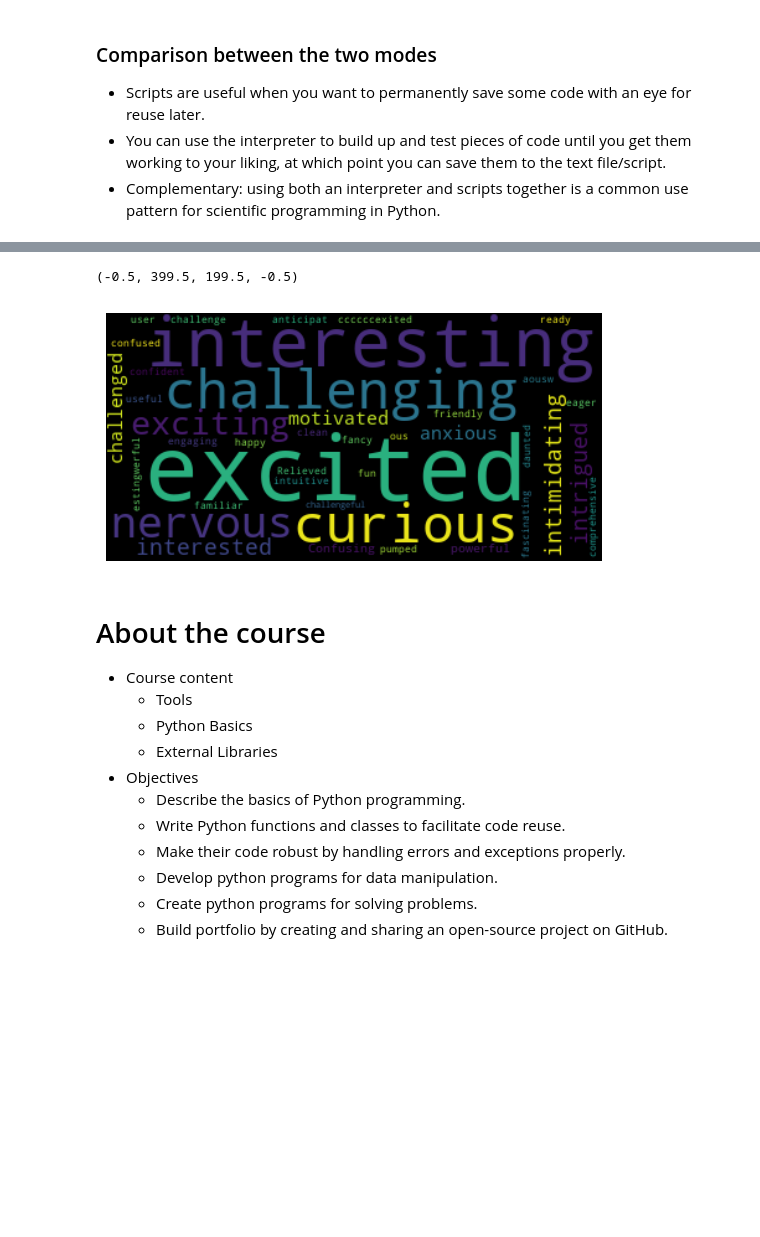
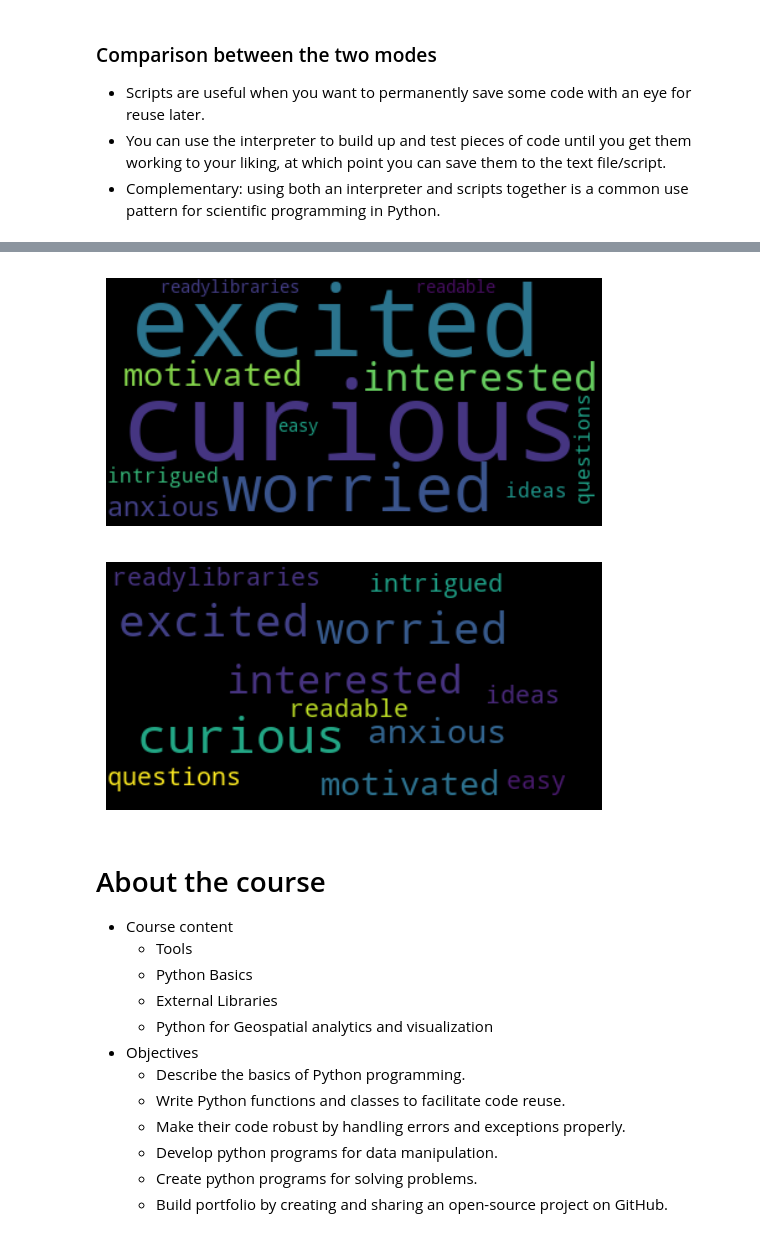
Before and after one commit to sumanthakuri246/geog5560_2023Fall_Suman, a Jupyter notebook: notebooks/01.1_Introduction.ipynb, the cells around one changed output, grey strips where cells are left out. Saved outputs shown, nothing was run; the diff lists cells and outputs as text; code cells hidden in the pictures; blank space fills up the shorter version.

```diff
--- a/notebooks/01.1_Introduction.ipynb
+++ b/notebooks/01.1_Introduction.ipynb
@@ -266,37 +262,40 @@ Hello World!
 <img src="pics/qr-code_feelings.png" alt="feelings" style="width:400px"/>
 
 * We will use python programming to quickly generate a wordcloud about these feelings.
-# %%
-!pip install wordcloud
-import os
-
-from os import path
-from wordcloud import WordCloud
-
-# get data directory (using getcwd() is needed to support running example in generated IPython notebook)
-d = path.dirname(__file__) if "__file__" in locals() else os.getcwd()
-
-# Read the whole text.
-text = open(path.join(d, 'data/feelings.txt')).read()
-
-# Generate a word cloud image
-wordcloud = WordCloud().generate(text)
-
-# Display the generated image:
-# the matplotlib way:
-import matplotlib.pyplot as plt
-plt.imshow(wordcloud, interpolation='bilinear')
-plt.axis("off")
-
-# lower max_font_size
-# wordcloud = WordCloud(max_font_size=40).generate(text)
-# plt.figure()
-# plt.imshow(wordcloud, interpolation="bilinear")
-# plt.axis("off")
-# plt.show()
-# %% [output]
-(-0.5, 399.5, 199.5, -0.5)
-[figure, removed]
+# %%
+import os
+
+from os import path
+from wordcloud import WordCloud
+
+# get data directory (using getcwd() is needed to support running example in generated IPython notebook)
+d = path.dirname(__file__) if "__file__" in locals() else os.getcwd()
+
+# Read the whole text.
+text = open(path.join(d, 'data/feelings.txt')).read()
+
+# Generate a word cloud image
+wordcloud = WordCloud().generate(text)
+
+# Display the generated image:
+# the matplotlib way:
+import matplotlib.pyplot as plt
+plt.imshow(wordcloud, interpolation='bilinear')
+plt.axis("off")
+
+# lower max_font_size
+wordcloud = WordCloud(max_font_size=40).generate(text)
+plt.figure()
+plt.imshow(wordcloud, interpolation="bilinear")
+plt.axis("off")
+plt.show()
+
+# The pil way (if you don't have matplotlib)
+# image = wordcloud.to_image()
+# image.show()
+# %% [output]
+[figure, added]
+[figure, added]
 # %% [markdown]
 # About the course
 
@@ -304,6 +303,7 @@ plt.axis("off")
     * Tools
     * Python Basics
     * External Libraries
+    * Python for Geospatial analytics and visualization
 * Objectives
     * Describe the basics of Python programming.
     * Write Python functions and classes to facilitate code reuse.
```
Also changed, not shown: parts of 14 cells of this notebook, 3 other files.
